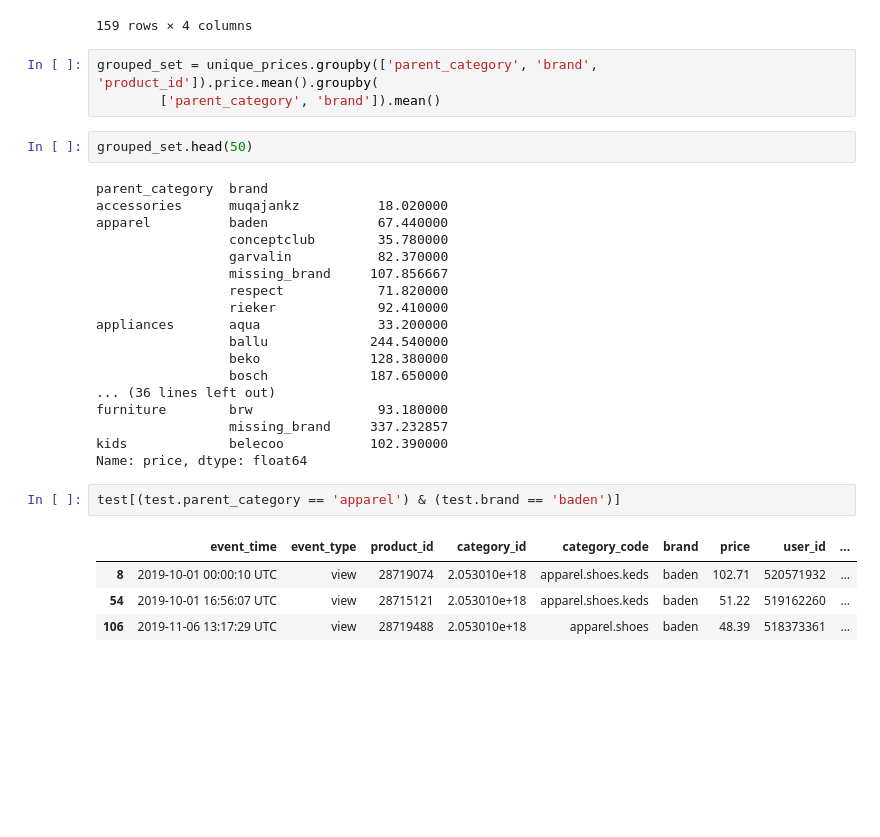
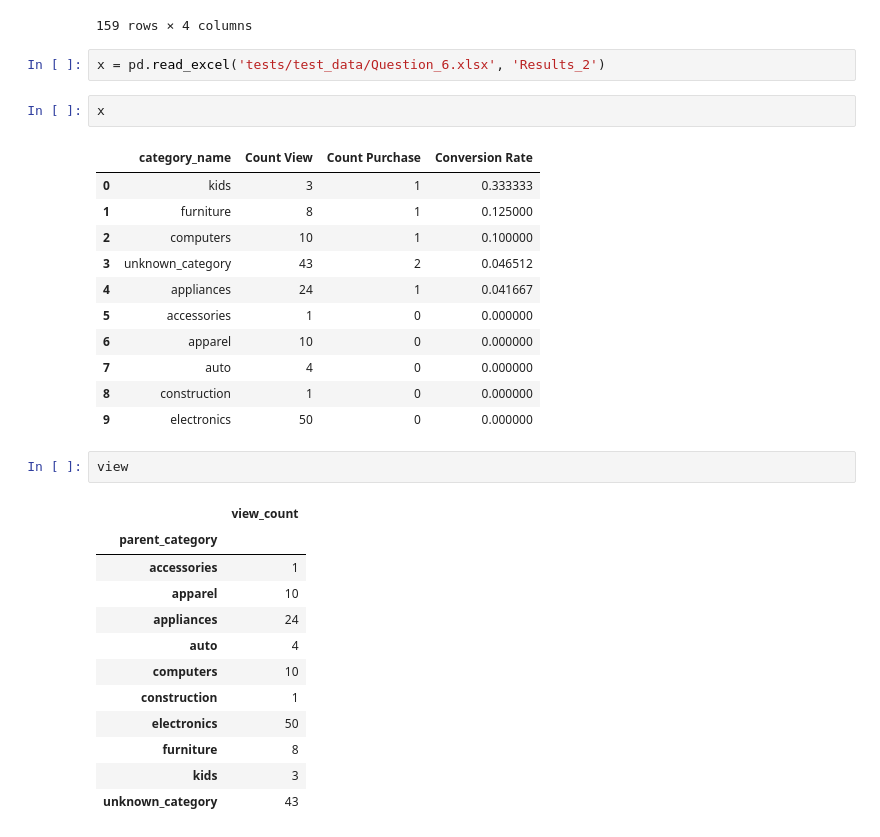
Before and after one commit to ADM-Homework-2/Homework_2, a Jupyter notebook: Main.ipynb, the cells around one changed output. Saved outputs shown, nothing was run; the diff lists cells and outputs as text; blank space fills up the shorter version.

```diff
--- a/Main.ipynb
+++ b/Main.ipynb
@@ -463,33 +451,34 @@ unique_prices
 | 158 | appliances | philips | 3200361 | 93.64 |
 | 159 | electronics | samsung | 1004750 | 195.04 |
 159 rows × 4 columns
-# %%
-grouped_set = unique_prices.groupby(['parent_category', 'brand', 'product_id']).price.mean().groupby(
-        ['parent_category', 'brand']).mean()
-# %%
-grouped_set.head(50)
-# %% [output]
-parent_category  brand
-accessories      muqajankz          18.020000
-apparel          baden              67.440000
-                 conceptclub        35.780000
-                 garvalin           82.370000
-                 missing_brand     107.856667
-                 respect            71.820000
-                 rieker             92.410000
-appliances       aqua               33.200000
-                 ballu             244.540000
-                 beko              128.380000
-                 bosch             187.650000
-... (36 lines left out)
-furniture        brw                93.180000
-                 missing_brand     337.232857
-kids             belecoo           102.390000
-Name: price, dtype: float64
-# %%
-test[(test.parent_category == 'apparel') & (test.brand == 'baden')]
-# %% [output]
-|  | event_time | event_type | product_id | category_id | category_code | brand | price | user_id | ... |
-| 8 | 2019-10-01 00:00:10 UTC | view | 28719074 | 2.053010e+18 | apparel.shoes.keds | baden | 102.71 | 520571932 | ... |
-| 54 | 2019-10-01 16:56:07 UTC | view | 28715121 | 2.053010e+18 | apparel.shoes.keds | baden | 51.22 | 519162260 | ... |
-| 106 | 2019-11-06 13:17:29 UTC | view | 28719488 | 2.053010e+18 | apparel.shoes | baden | 48.39 | 518373361 | ... |
+# %%
+x = pd.read_excel('tests/test_data/Question_6.xlsx', 'Results_2')
+# %%
+x
+# %% [output]
+|  | category_name | Count View | Count Purchase | Conversion Rate |
+| 0 | kids | 3 | 1 | 0.333333 |
+| 1 | furniture | 8 | 1 | 0.125000 |
+| 2 | computers | 10 | 1 | 0.100000 |
+| 3 | unknown_category | 43 | 2 | 0.046512 |
+| 4 | appliances | 24 | 1 | 0.041667 |
+| 5 | accessories | 1 | 0 | 0.000000 |
+| 6 | apparel | 10 | 0 | 0.000000 |
+| 7 | auto | 4 | 0 | 0.000000 |
+| 8 | construction | 1 | 0 | 0.000000 |
+| 9 | electronics | 50 | 0 | 0.000000 |
+# %%
+view
+# %% [output]
+|  | view_count |
+| parent_category |  |
+| accessories | 1 |
+| apparel | 10 |
+| appliances | 24 |
+| auto | 4 |
+| computers | 10 |
+| construction | 1 |
+| electronics | 50 |
+| furniture | 8 |
+| kids | 3 |
+| unknown_category | 43 |
```
Also changed, not shown: parts of 11 cells of this notebook, 5 other files.
